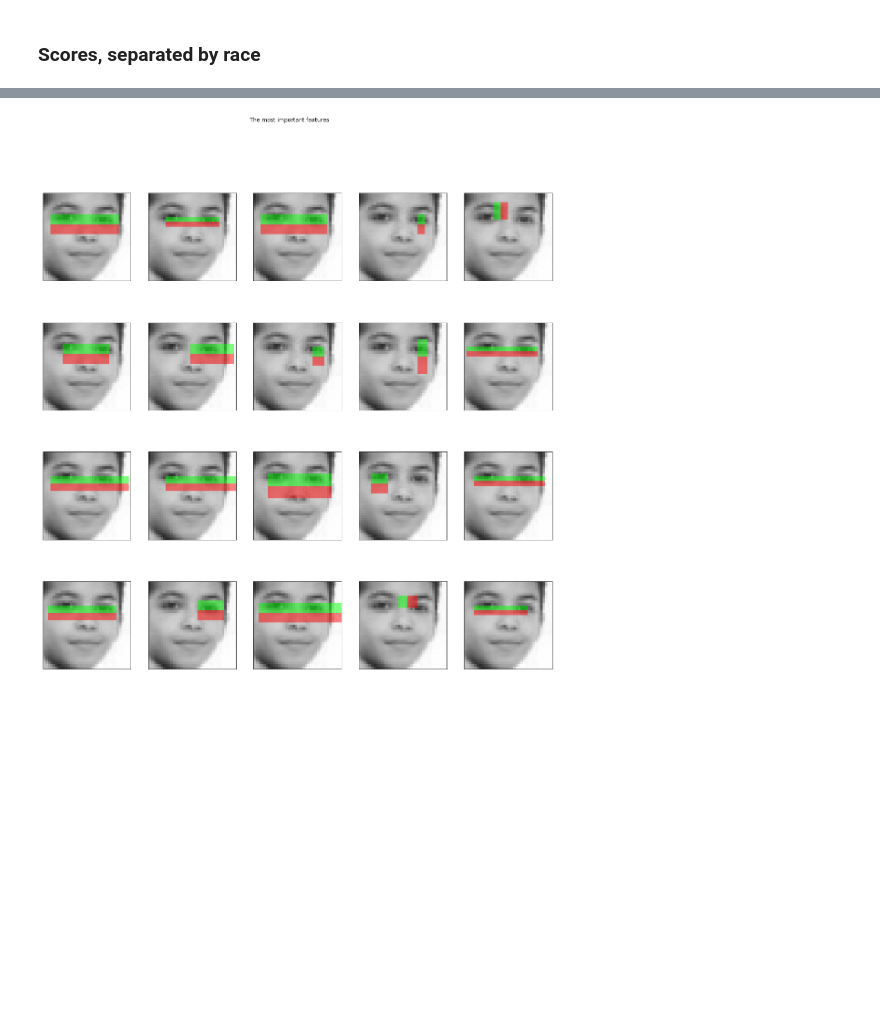
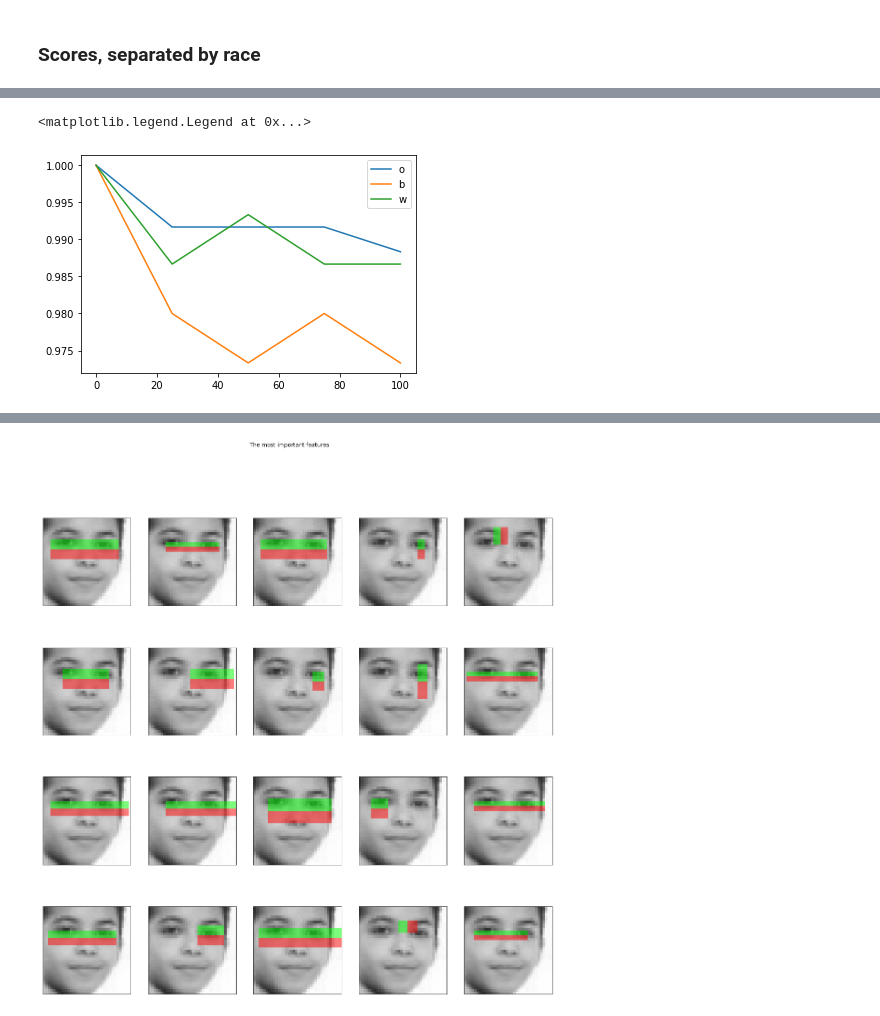
Before and after one commit to mjiang9/cos429project, a Jupyter notebook: Viola-Jones.ipynb, the cells around one changed output, grey strips where cells are left out. Saved outputs shown, nothing was run; the diff lists cells and outputs as text; code cells hidden in the pictures; blank space fills up the shorter version.

```diff
--- a/Viola-Jones.ipynb
+++ b/Viola-Jones.ipynb
@@ -370,9 +517,11 @@ print(rf100.score(X_t,y_t))
 ### Scores, separated by race
 # %%
 # use b_inds and w_inds to select rows of X_t and y_t
-Xb_t = X_t[b_inds]
+Xb_t = Xt_900[b_inds]
+Xb_t_1800 = Xt_1800[b_inds]
 yb_t = y_t[b_inds]
-Xw_t = X_t[w_inds]
+Xw_t = Xt_900[w_inds]
+Xw_t_1800 = Xt_1800[w_inds]
 yw_t = y_t[w_inds]
-Xb_t.shape, yb_t.shape, Xw_t.shape, yw_t.shape
+Xb_t.shape, Xb_t_1800.shape, yb_t.shape, Xw_t.shape, Xw_t_1800.shape, yw_t.shape
 # %% [output]
@@ -380,6 +528,0 @@ Xb_t.shape, yb_t.shape, Xw_t.shape, yw_t.shape
-# %%
-rfs = [rf0, rf25, rf50, rf75, rf100]
-for i in range(len(rfs)):
-    print(i*25)
-    print("black:", rfs[i].score(Xb_t, yb_t))
-    print("white:", rfs[i].score(Xw_t, yw_t))
@@ -414,0 +529,17 @@ score0
+# %%
+def rfscores(rfs, Xt, Xbt, Xwt):
+    os = []
+    bs = []
+    ws = []
+    for i in range(len(rfs)):
+        print(i*25)
+        o = rfs[i].score(Xt, y_t)
+        b = rfs[i].score(Xbt, yb_t)
+        w = rfs[i].score(Xwt, yw_t)
+        print("overall:", o)
+        print("black:", b)
+        print("white:", w)
+        os.append(o)
+        bs.append(b)
+        ws.append(w)
+    return os, bs, ws
@@ -414,0 +632,2 @@ score0
+# %%
+os_r2, bs_r2, ws_r2 = rfscores([rf0_1800, rf25_1800, rf50_1800, rf75_1800, rf100_1800], Xt_1800, Xb_t_1800, Xw_t_1800)
@@ -414,0 +655,8 @@ score0
+# %%
+plt.plot([0, 25, 50, 75, 100], os_r2, label="o")
+plt.plot([0, 25, 50, 75, 100], bs_r2, label="b")
+plt.plot([0, 25, 50, 75, 100], ws_r2, label="w")
+plt.legend()
+# %% [output]
+<matplotlib.legend.Legend at 0x...>
+[figure, added]
```
Also changed, not shown: parts of 118 cells of this notebook.
